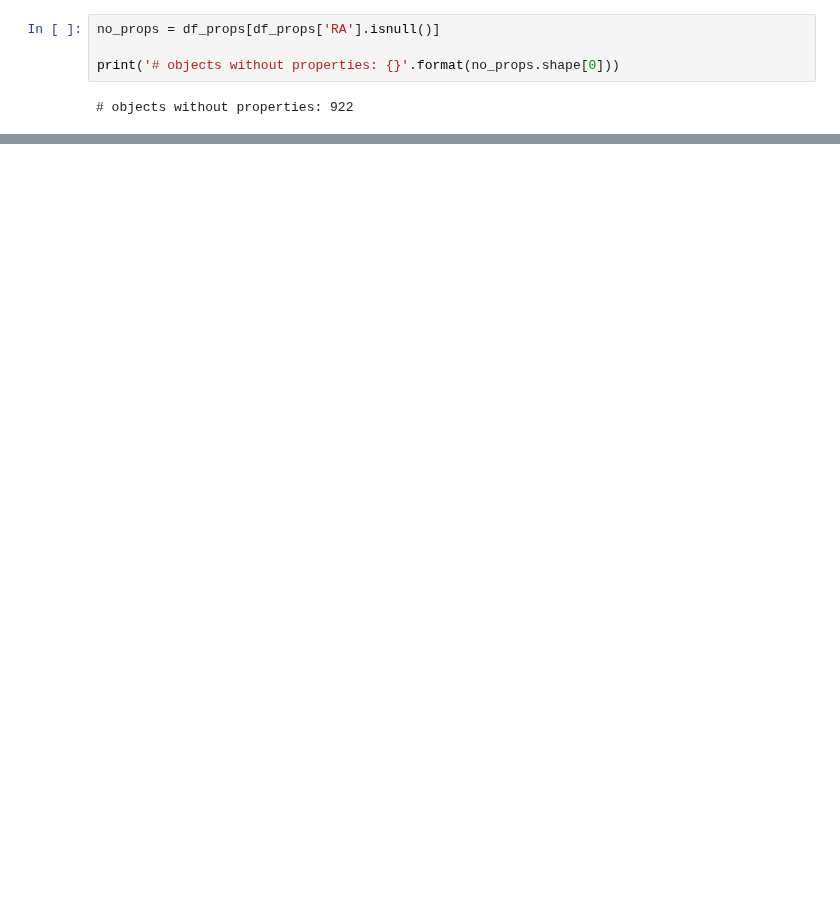
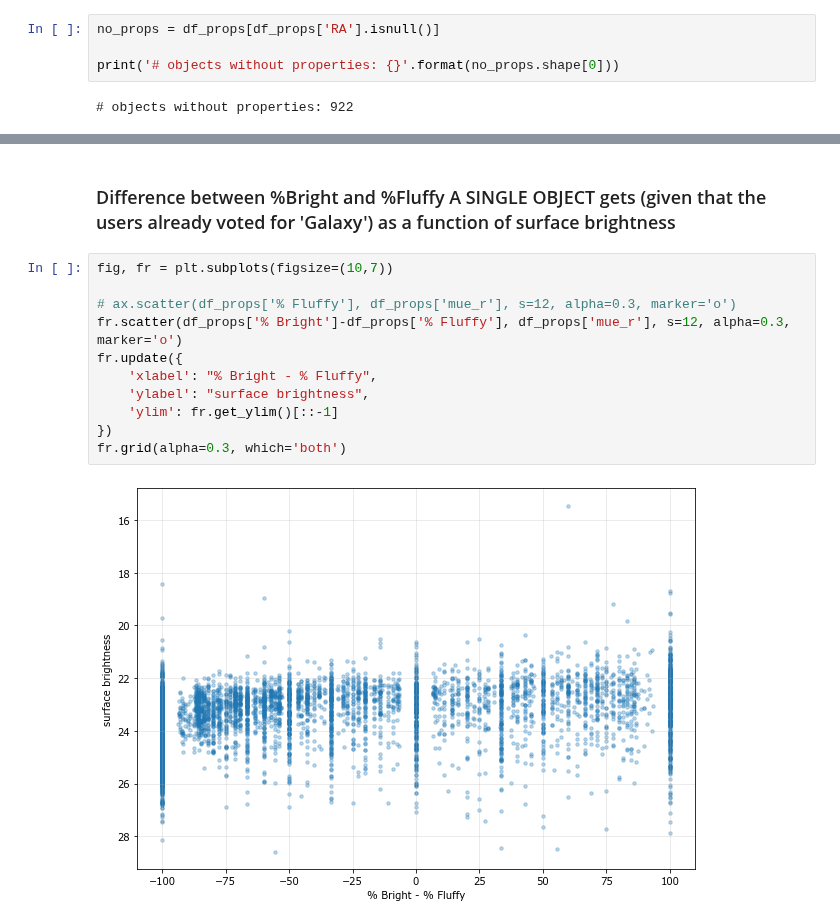
Before and after one commit to Seerden/SpaceFluff, a Jupyter notebook: analysis/classify workflow/voter_behavior.ipynb, the cells around one changed output, grey strips where cells are left out. Drawn from its saved outputs; the diff is of its cells as text; blank space fills up the shorter version.

```diff
--- a/analysis/classify workflow/voter_behavior.ipynb
+++ b/analysis/classify workflow/voter_behavior.ipynb
@@ -72,0 +146,15 @@ plt.show()
+# %% [markdown]
+### Difference between %Bright and %Fluffy A SINGLE OBJECT gets (given that the users already voted for 'Galaxy') as a function of surface brightness
+# %%
+fig, fr = plt.subplots(figsize=(10,7))
+
+# ax.scatter(df_props['% Fluffy'], df_props['mue_r'], s=12, alpha=0.3, marker='o')
+fr.scatter(df_props['% Bright']-df_props['% Fluffy'], df_props['mue_r'], s=12, alpha=0.3, marker='o')
+fr.update({
+    'xlabel': "% Bright - % Fluffy",
+    'ylabel': "surface brightness",
+    'ylim': fr.get_ylim()[::-1]
+})
+fr.grid(alpha=0.3, which='both')
+# %% [output]
+[figure, added]
```
Also changed, not shown: parts of 11 cells of this notebook, 3 other files.
